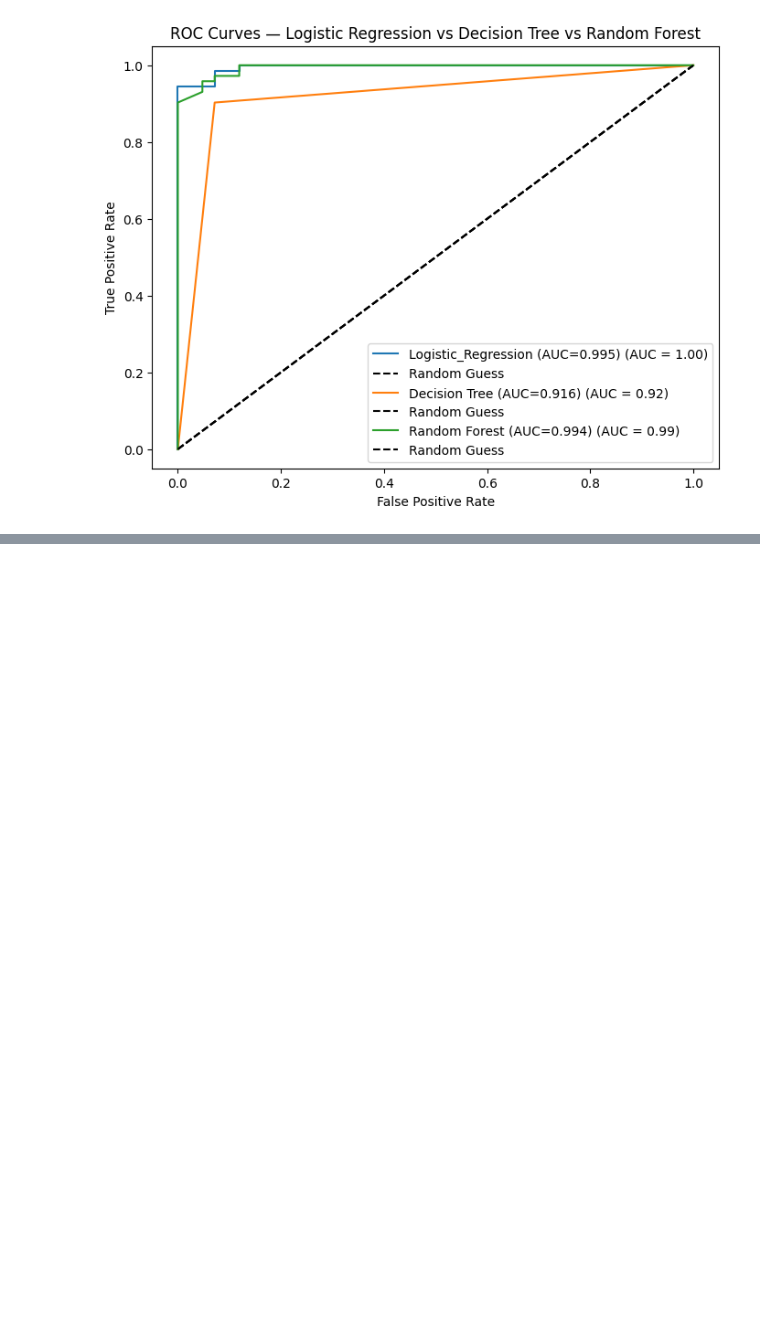
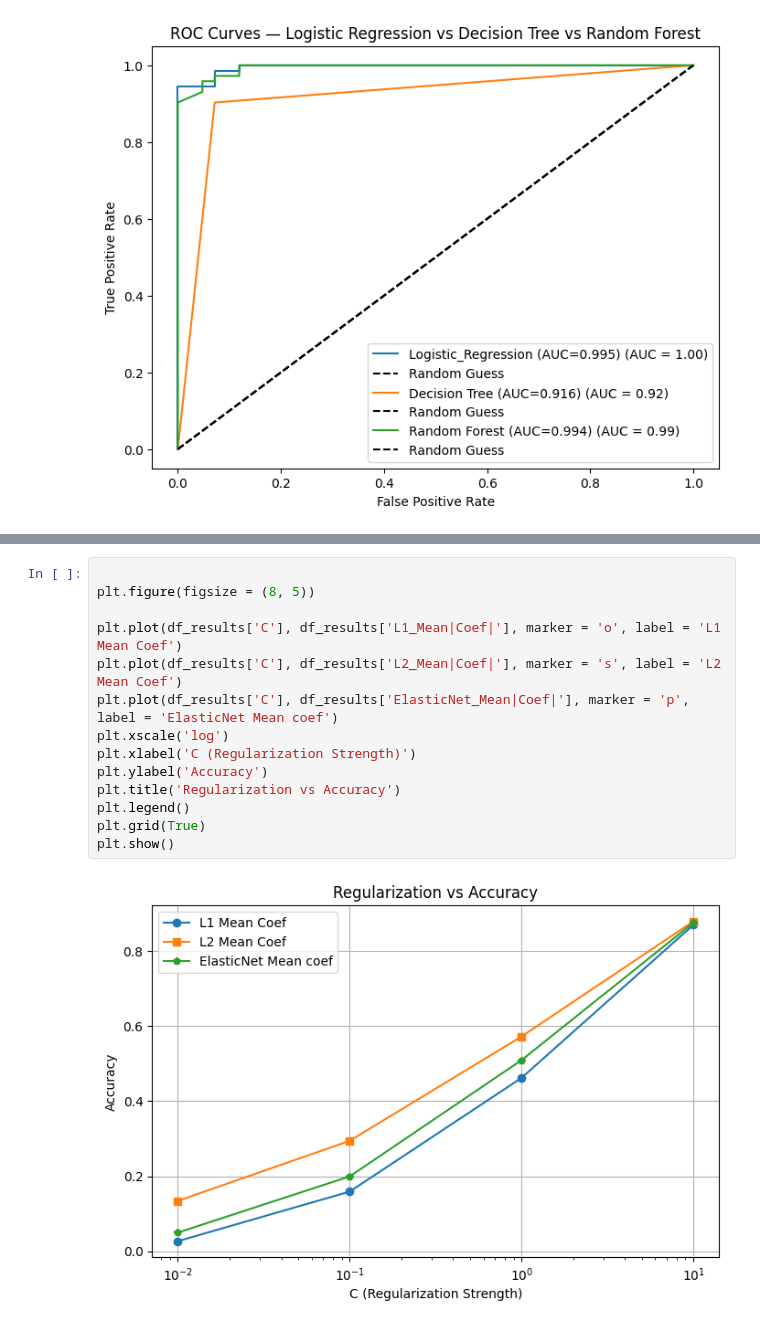
Before and after one commit to gokulsukesan/ai-solution-architect-transition, a Jupyter notebook: month1_core_ml/notebooks/ml_basics.ipynb, the cells around one changed output, grey strips where cells are left out. Saved outputs shown, nothing was run; the diff lists cells and outputs as text; blank space fills up the shorter version.

```diff
--- a/month1_core_ml/notebooks/ml_basics.ipynb
+++ b/month1_core_ml/notebooks/ml_basics.ipynb
@@ -514,0 +627,16 @@ Random Forest (AUC=0.994)
+# %%
+
+plt.figure(figsize = (8, 5))
+
+plt.plot(df_results['C'], df_results['L1_Mean|Coef|'], marker = 'o', label = 'L1 Mean Coef')
+plt.plot(df_results['C'], df_results['L2_Mean|Coef|'], marker = 's', label = 'L2 Mean Coef')
+plt.plot(df_results['C'], df_results['ElasticNet_Mean|Coef|'], marker = 'p', label = 'ElasticNet Mean coef')
+plt.xscale('log')
+plt.xlabel('C (Regularization Strength)')
+plt.ylabel('Accuracy')
+plt.title('Regularization vs Accuracy')
+plt.legend()
+plt.grid(True)
+plt.show()
+# %% [output]
+[figure, added]
```
Also changed, not shown: parts of 8 cells of this notebook.
